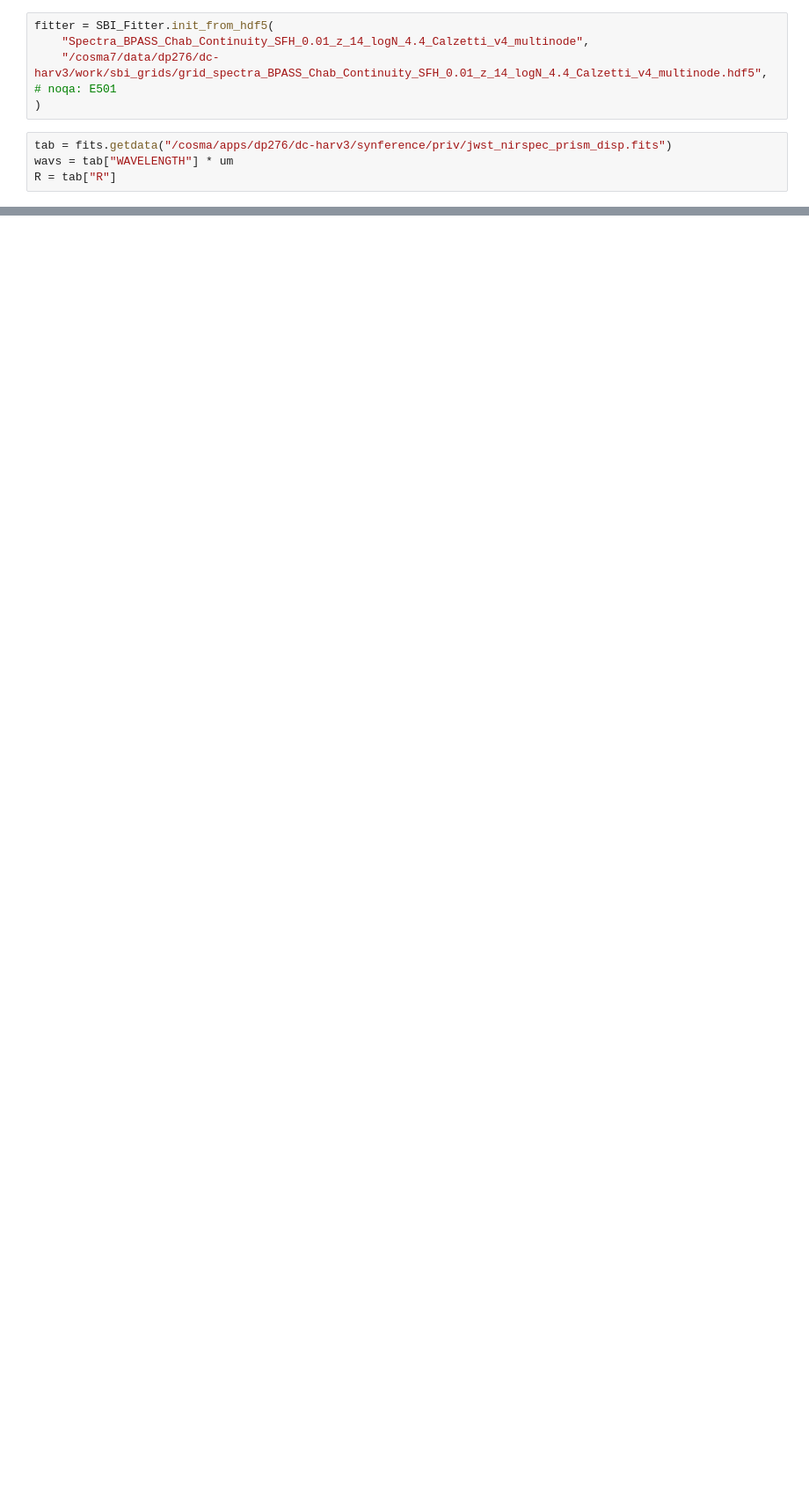
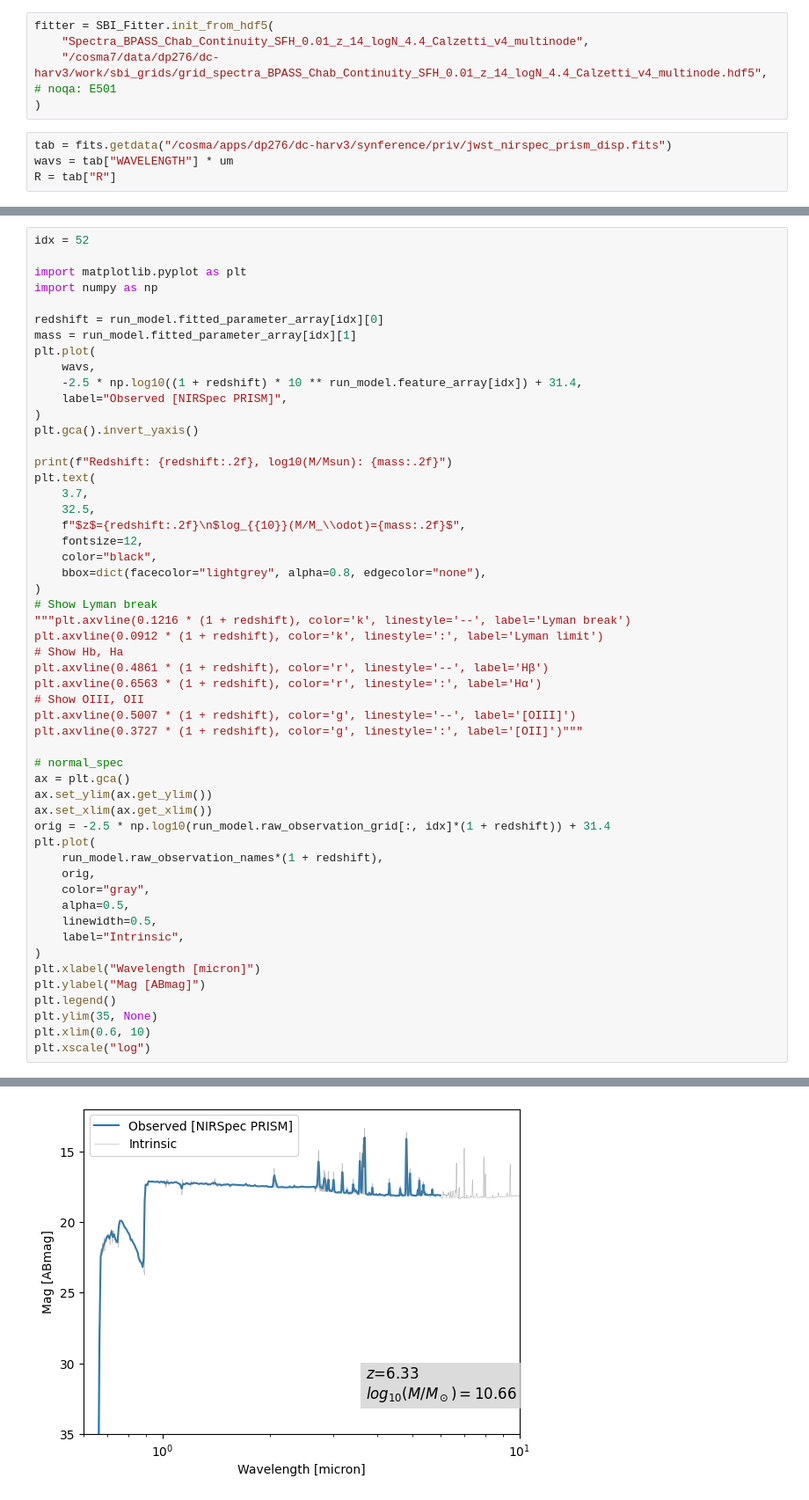
Before and after one commit to synthesizer-project/synference, a Jupyter notebook: examples/sbi/notebooks/train_spectral_model.ipynb, the cells around one changed output, grey strips where cells are left out. Shown at 88% size. Saved outputs shown, nothing was run; the diff lists cells and outputs as text; blank space fills up the shorter version.

Commit message:
minor changes to simulator and spectral modelling

```diff
--- a/examples/sbi/notebooks/train_spectral_model.ipynb
+++ b/examples/sbi/notebooks/train_spectral_model.ipynb
@@ -90,0 +325,54 @@ samples = run_model.sample_posterior(
+# %%
+idx = 52
+
+import matplotlib.pyplot as plt
+import numpy as np
+
+redshift = run_model.fitted_parameter_array[idx][0]
+mass = run_model.fitted_parameter_array[idx][1]
+plt.plot(
+    wavs,
+    -2.5 * np.log10((1 + redshift) * 10 ** run_model.feature_array[idx]) + 31.4,
+    label="Observed [NIRSpec PRISM]",
+)
+plt.gca().invert_yaxis()
+
+print(f"Redshift: {redshift:.2f}, log10(M/Msun): {mass:.2f}")
+plt.text(
+    3.7,
+    32.5,
+    f"$z$={redshift:.2f}\n$log_{{10}}(M/M_\\odot)={mass:.2f}$",
+    fontsize=12,
+    color="black",
+    bbox=dict(facecolor="lightgrey", alpha=0.8, edgecolor="none"),
+)
+# Show Lyman break
+"""plt.axvline(0.1216 * (1 + redshift), color='k', linestyle='--', label='Lyman break')
+plt.axvline(0.0912 * (1 + redshift), color='k', linestyle=':', label='Lyman limit')
+# Show Hb, Ha
+plt.axvline(0.4861 * (1 + redshift), color='r', linestyle='--', label='Hβ')
+plt.axvline(0.6563 * (1 + redshift), color='r', linestyle=':', label='Hα')
+# Show OIII, OII
+plt.axvline(0.5007 * (1 + redshift), color='g', linestyle='--', label='[OIII]')
+plt.axvline(0.3727 * (1 + redshift), color='g', linestyle=':', label='[OII]')"""
+
+# normal_spec
+ax = plt.gca()
+ax.set_ylim(ax.get_ylim())
+ax.set_xlim(ax.get_xlim())
+orig = -2.5 * np.log10(run_model.raw_observation_grid[:, idx]*(1 + redshift)) + 31.4
+plt.plot(
+    run_model.raw_observation_names*(1 + redshift),
+    orig,
+    color="gray",
+    alpha=0.5,
+    linewidth=0.5,
+    label="Intrinsic",
+)
+plt.xlabel("Wavelength [micron]")
+plt.ylabel("Mag [ABmag]")
+plt.legend()
+plt.ylim(35, None)
+plt.xlim(0.6, 10)
+plt.xscale("log")
+# %% [output]
@@ -91,2 +380,3 @@ samples = run_model.sample_posterior(
+[figure, added]
 # %%
 run_model.recreate_simulator_from_grid();
```
Also changed, not shown: parts of 18 cells of this notebook, 5 other files.
